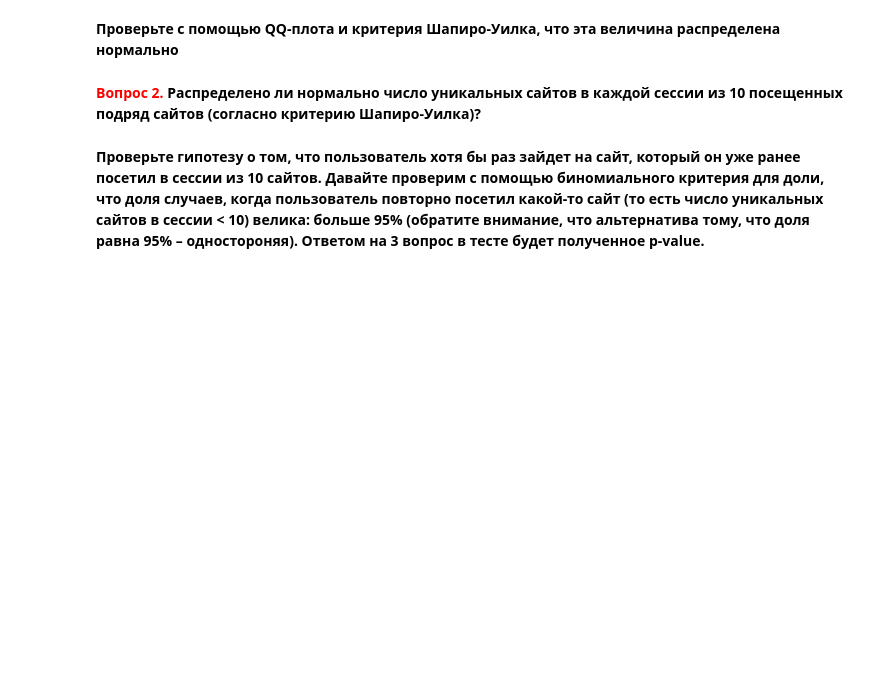
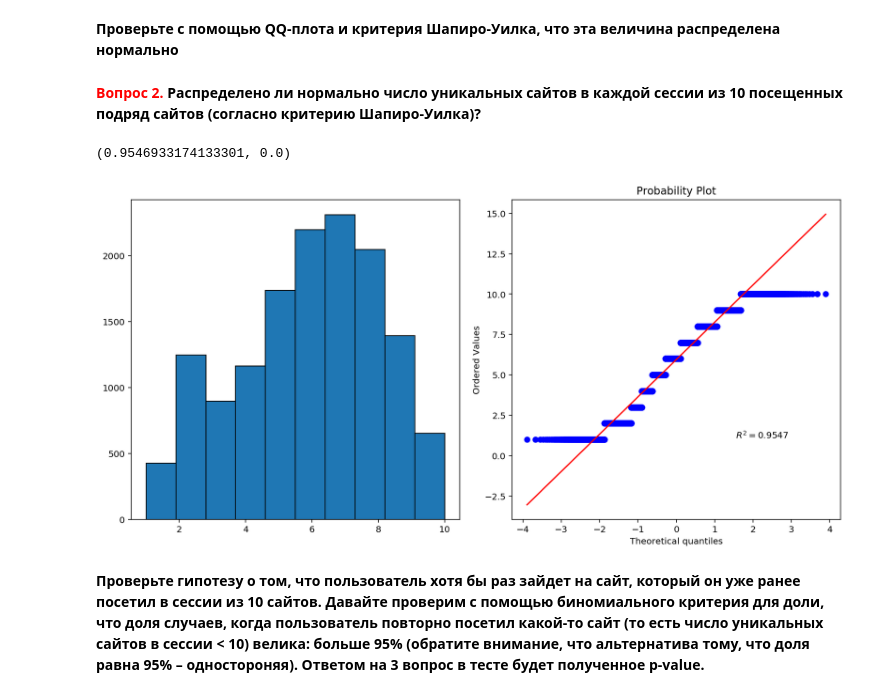
Before and after one commit to armavox/mldaspec, a Jupyter notebook: capstone/project_alice/week2_analysis_hypotheses.ipynb, the cells around one changed output. Cells and saved outputs as stored; diff of their text form; code cells hidden in the pictures; blank space fills up the shorter version.

```diff
--- a/capstone/project_alice/week2_analysis_hypotheses.ipynb
+++ b/capstone/project_alice/week2_analysis_hypotheses.ipynb
@@ -415,3 +414,13 @@ pd.Series(num_unique_sites).hist();
+# %%
+print(stats.shapiro(num_unique_sites))
+fig, ax = plt.subplots(1, 2, figsize=(12,6))
+
+ax[0].hist(num_unique_sites);
+stats.probplot(num_unique_sites, dist='norm', plot=ax[1], rvalue=True)
+fig.tight_layout();
+# %% [output]
+(0.9546933174133301, 0.0)
+[figure, added]
 # %% [markdown]
 **Проверьте гипотезу о том, что пользователь хотя бы раз зайдет на сайт, который он уже ранее посетил в сессии из 10 сайтов. Давайте проверим с помощью биномиального критерия для доли, что доля случаев, когда пользователь повторно посетил какой-то сайт (то есть число уникальных сайтов в сессии < 10) велика: больше 95% (обратите внимание, что альтернатива тому, что доля равна 95% –  одностороняя). Ответом на 3 вопрос в тесте будет полученное p-value.**
 # %% [markdown]
```
Also changed, not shown: parts of 17 cells of this notebook, 4 other files.
